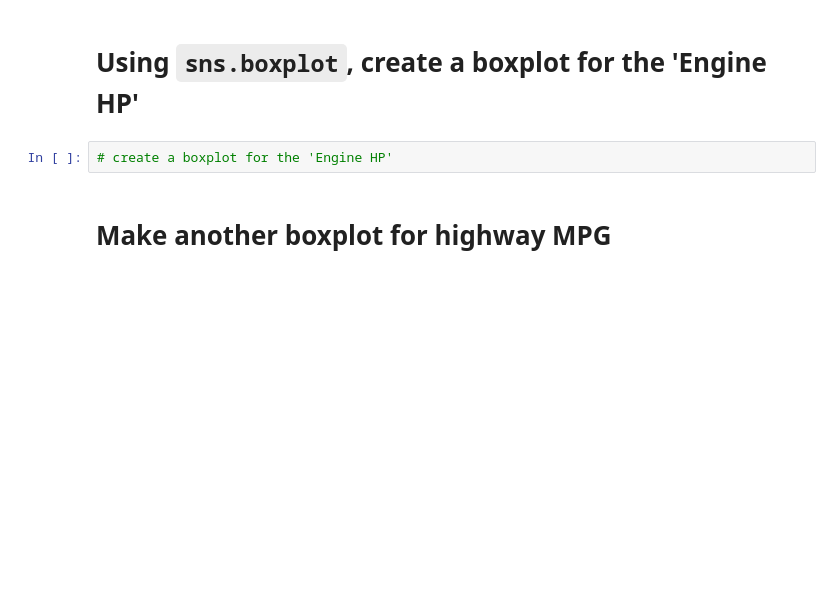
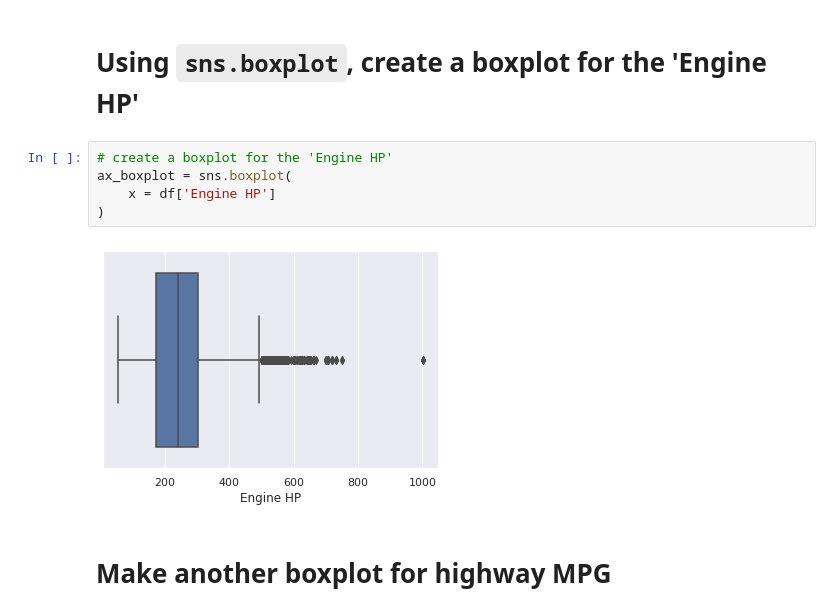
Before and after one commit to AlexOneUp/2022-fall-data-science, a Jupyter notebook: Week-02-EDA/Exercise-EDA.ipynb, the cells around one changed output. Cells and saved outputs as stored; diff of their text form; blank space fills up the shorter version.

```diff
--- a/Week-02-EDA/Exercise-EDA.ipynb
+++ b/Week-02-EDA/Exercise-EDA.ipynb
@@ -281,6 +302,11 @@ Name: highway MPG, dtype: float64
 # Using `sns.boxplot`, create a boxplot for the 'Engine HP'
 # %%
 # create a boxplot for the 'Engine HP'
+ax_boxplot = sns.boxplot(
+    x = df['Engine HP']
+)
+# %% [output]
+[figure, added]
 # %% [markdown]
 # Make another boxplot for highway MPG
 # %%
```
Also changed, not shown: parts of 22 cells of this notebook.
